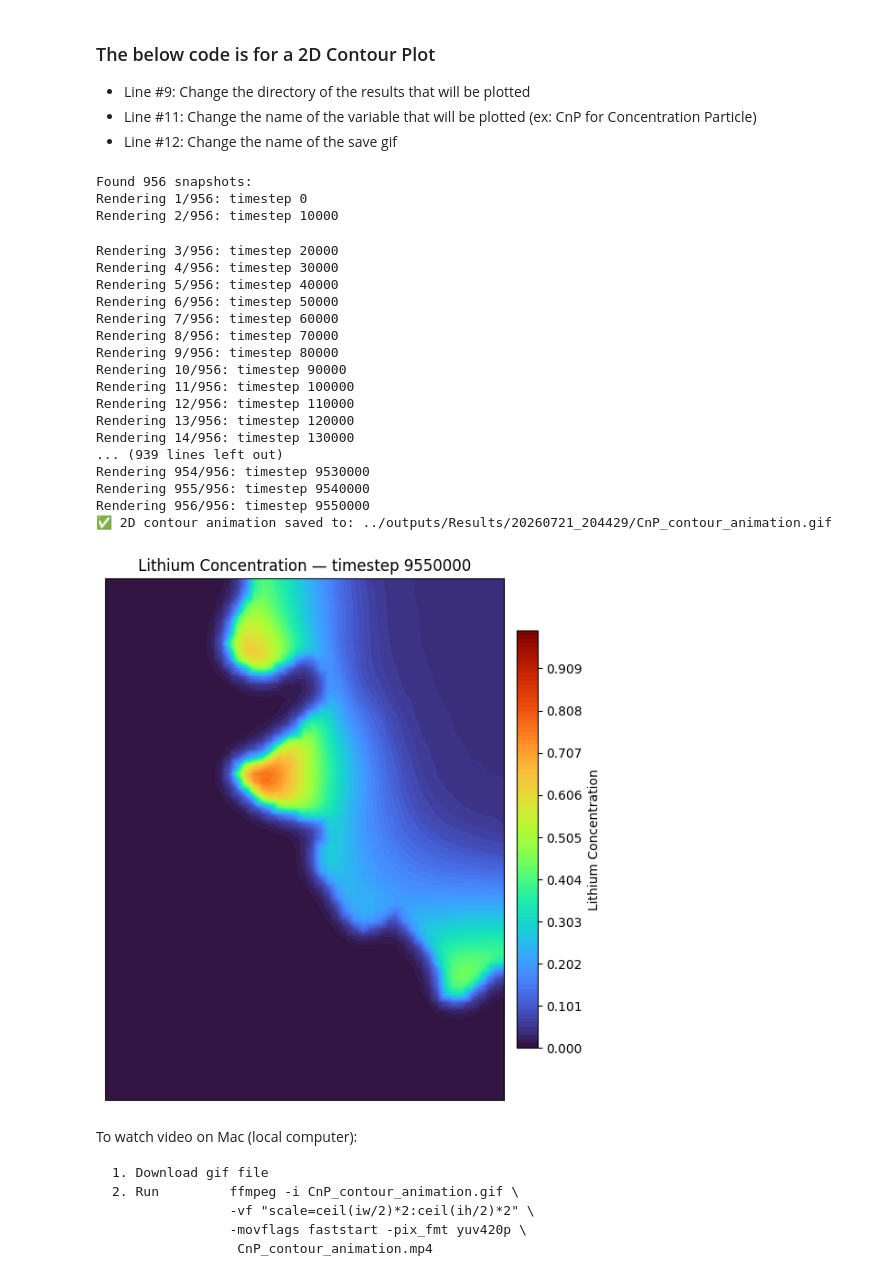
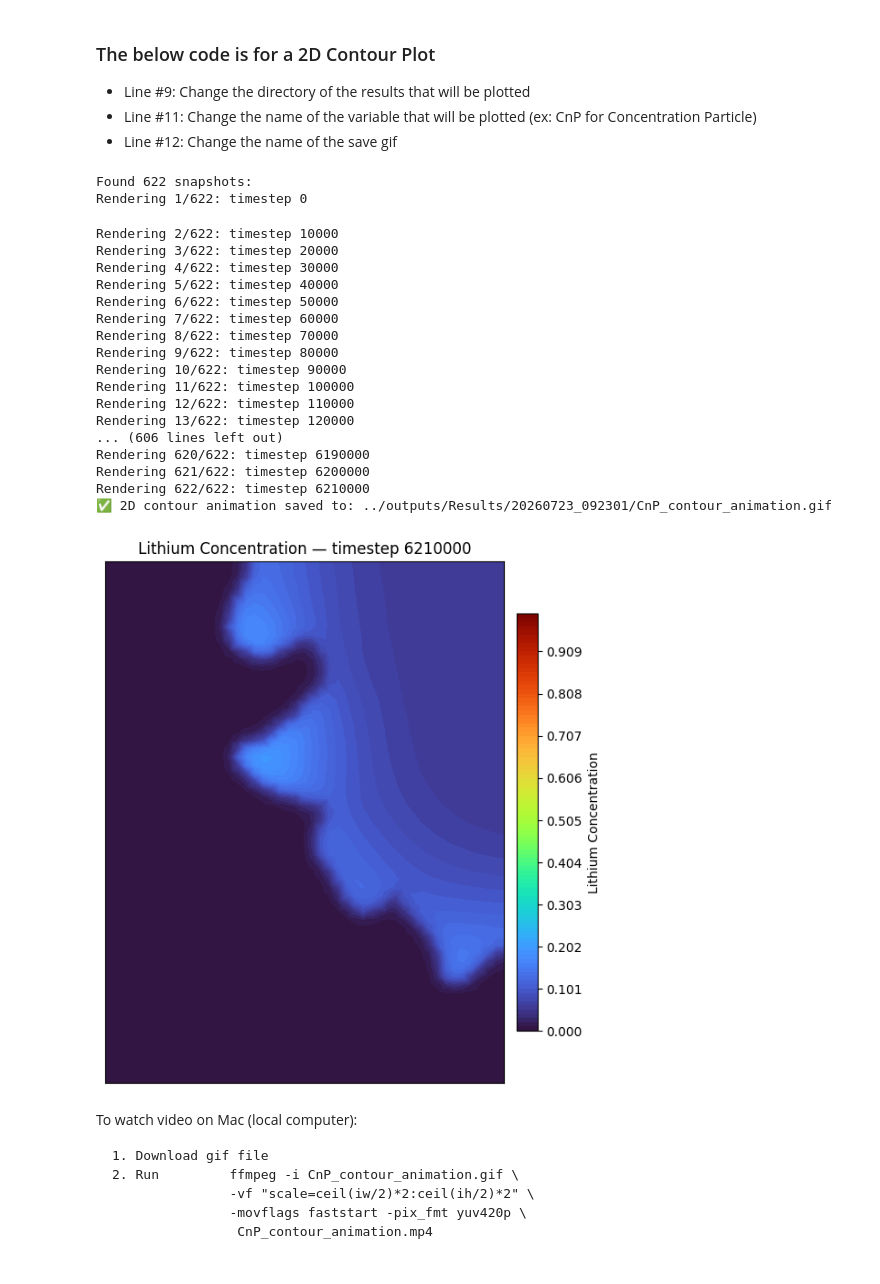
Before and after one commit to HCY-Group/BESFEM, a Jupyter notebook: plotting/timestep_plot.ipynb, the cells around one changed output. Cells and saved outputs as stored; diff of their text form; code cells hidden in the pictures.

```diff
--- a/plotting/timestep_plot.ipynb
+++ b/plotting/timestep_plot.ipynb
@@ -116,7 +116,7 @@ import glob, os
 from matplotlib.colors import Normalize
 
 # --- USER SETTINGS ---
-result_dir = "../outputs/Results/20260721_204429"
+result_dir = "../outputs/Results/20260723_092301"
 mesh_file = os.path.join(result_dir, "pmesh")
 # mesh_file = os.path.join("../MSU_HPCC/pmesh")
 pattern = os.path.join(result_dir, "CnP_total_[0-9]*")
@@ -164,54 +164,53 @@ cbar.set_label("Lithium Concentration")
 ax.clear()
 
 # --- Create GIF writer ---
 with imageio.get_writer(output_gif, mode='I', fps=5) as writer:
     for i, fname in enumerate(files):
         step_str = os.path.basename(fname).split("_")[-1]
         timestep = int(step_str)
         print(f"Rendering {i+1}/{len(files)}: timestep {timestep}")
 
         # Load MFEM GridFunction data
         gf = mfem.GridFunction(mesh, fname)
         Z = gf.GetDataArray()
 
         Z = np.clip(Z, 0.0, 1.0) # Forcing values within [0, 1.0]
 
         ax.clear()
         cntr = ax.tricontourf(X, Y, Z, levels=levels, cmap='turbo', norm=norm)
         ax.set_aspect('equal', adjustable='box')
         ax.set_xticks([]); ax.set_yticks([])
         ax.set_title(f"Lithium Concentration — timestep {timestep}")
 
         # Save frame to temp file
         frame_path = "temp_frame.png"
         plt.savefig(frame_path, dpi=100, bbox_inches='tight')
         writer.append_data(imageio.imread(frame_path))
 
 # Clean up temporary frame
 os.remove("temp_frame.png")
 print(f"✅ 2D contour animation saved to: {output_gif}")
 # %% [output]
-Found 956 snapshots:
-Rendering 1/956: timestep 0
-Rendering 2/956: timestep 10000
+Found 622 snapshots:
+Rendering 1/622: timestep 0
-Rendering 3/956: timestep 20000
-Rendering 4/956: timestep 30000
-Rendering 5/956: timestep 40000
-Rendering 6/956: timestep 50000
-Rendering 7/956: timestep 60000
-Rendering 8/956: timestep 70000
-Rendering 9/956: timestep 80000
-Rendering 10/956: timestep 90000
-Rendering 11/956: timestep 100000
-Rendering 12/956: timestep 110000
-Rendering 13/956: timestep 120000
-Rendering 14/956: timestep 130000
-... (939 lines left out)
-Rendering 954/956: timestep 9530000
-Rendering 955/956: timestep 9540000
-Rendering 956/956: timestep 9550000
-✅ 2D contour animation saved to: ../outputs/Results/20260721_204429/CnP_contour_animation.gif
+Rendering 2/622: timestep 10000
+Rendering 3/622: timestep 20000
+Rendering 4/622: timestep 30000
+Rendering 5/622: timestep 40000
+Rendering 6/622: timestep 50000
+Rendering 7/622: timestep 60000
+Rendering 8/622: timestep 70000
+Rendering 9/622: timestep 80000
+Rendering 10/622: timestep 90000
+Rendering 11/622: timestep 100000
+Rendering 12/622: timestep 110000
+Rendering 13/622: timestep 120000
+... (606 lines left out)
+Rendering 620/622: timestep 6190000
+Rendering 621/622: timestep 6200000
+Rendering 622/622: timestep 6210000
+✅ 2D contour animation saved to: ../outputs/Results/20260723_092301/CnP_contour_animation.gif
-[figure, old version]
+[figure, new version]
 # %% [markdown]
 To watch video on Mac (local computer):
 
```
Also changed, not shown: 10 other files.
